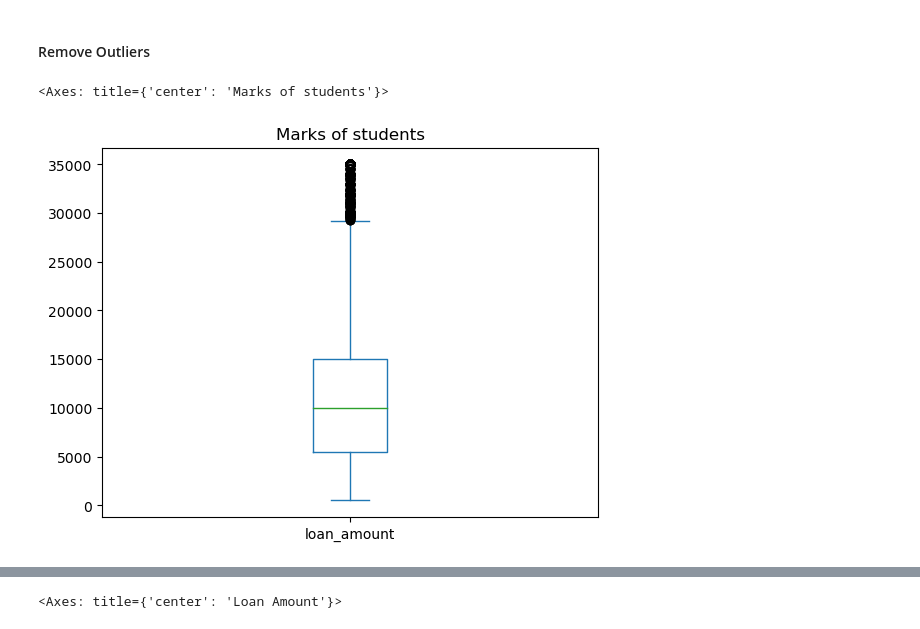
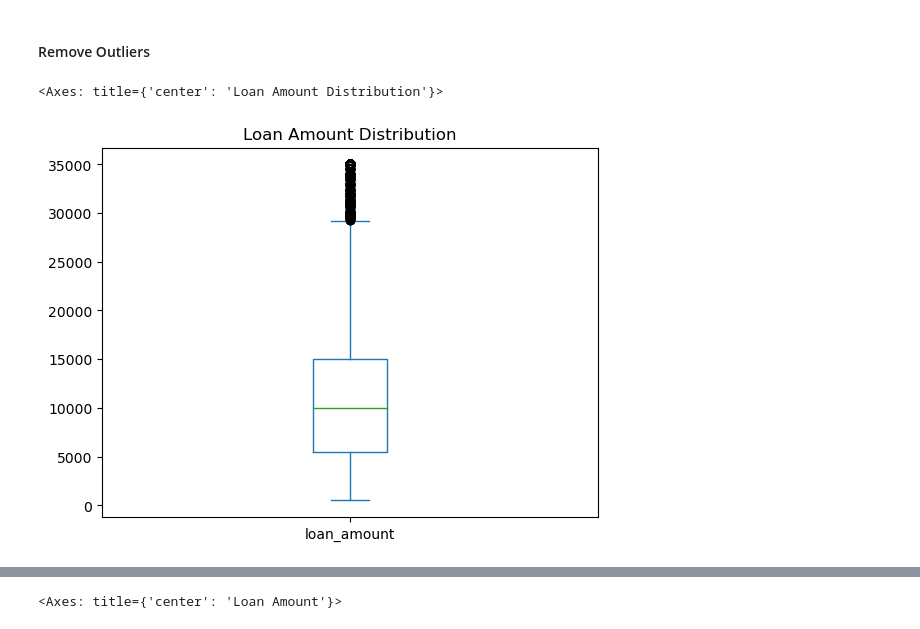
Before and after one commit to Gurupreet1111/LendingClubCaseStudy, a Jupyter notebook: Group_Shivakumar.ipynb, the cells around one changed output, grey strips where cells are left out. Saved outputs shown, nothing was run; the diff lists cells and outputs as text; code cells hidden in the pictures.

```diff
--- a/Group_Shivakumar.ipynb
+++ b/Group_Shivakumar.ipynb
@@ -209,7 +209,7 @@ df.drop(['inquries_in_6months',
 # %% [markdown]
 #### Remove Outliers
 # %%
-df['loan_amount'].plot(kind='box', title='Marks of students')
+df['loan_amount'].plot(kind='box', title='Loan Amount Distribution')
 # %% [output]
-<Axes: title={'center': 'Marks of students'}>
+<Axes: title={'center': 'Loan Amount Distribution'}>
-[figure, old version]
+[figure, new version]
```
Also changed, not shown: parts of 56 cells of this notebook.
